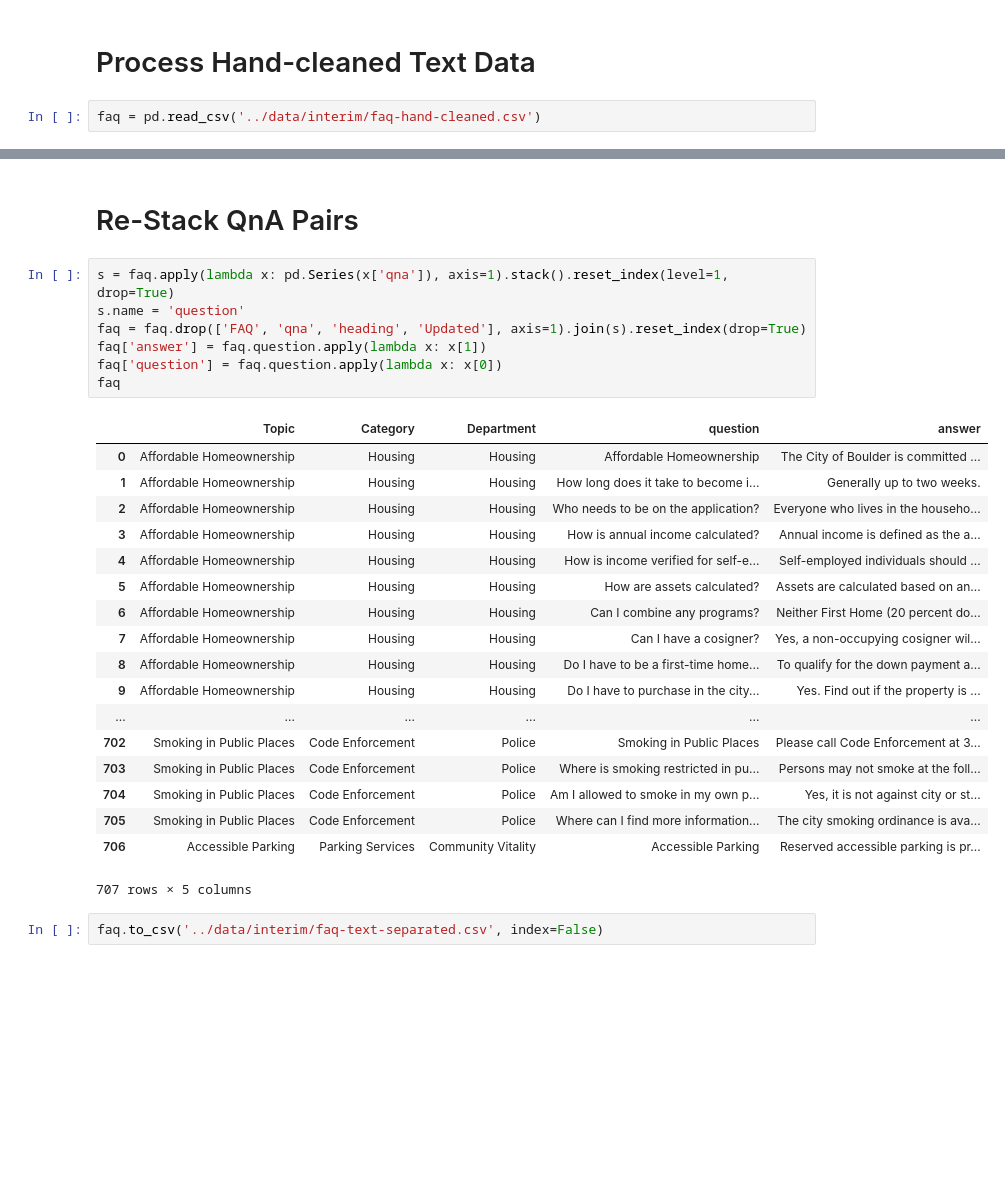
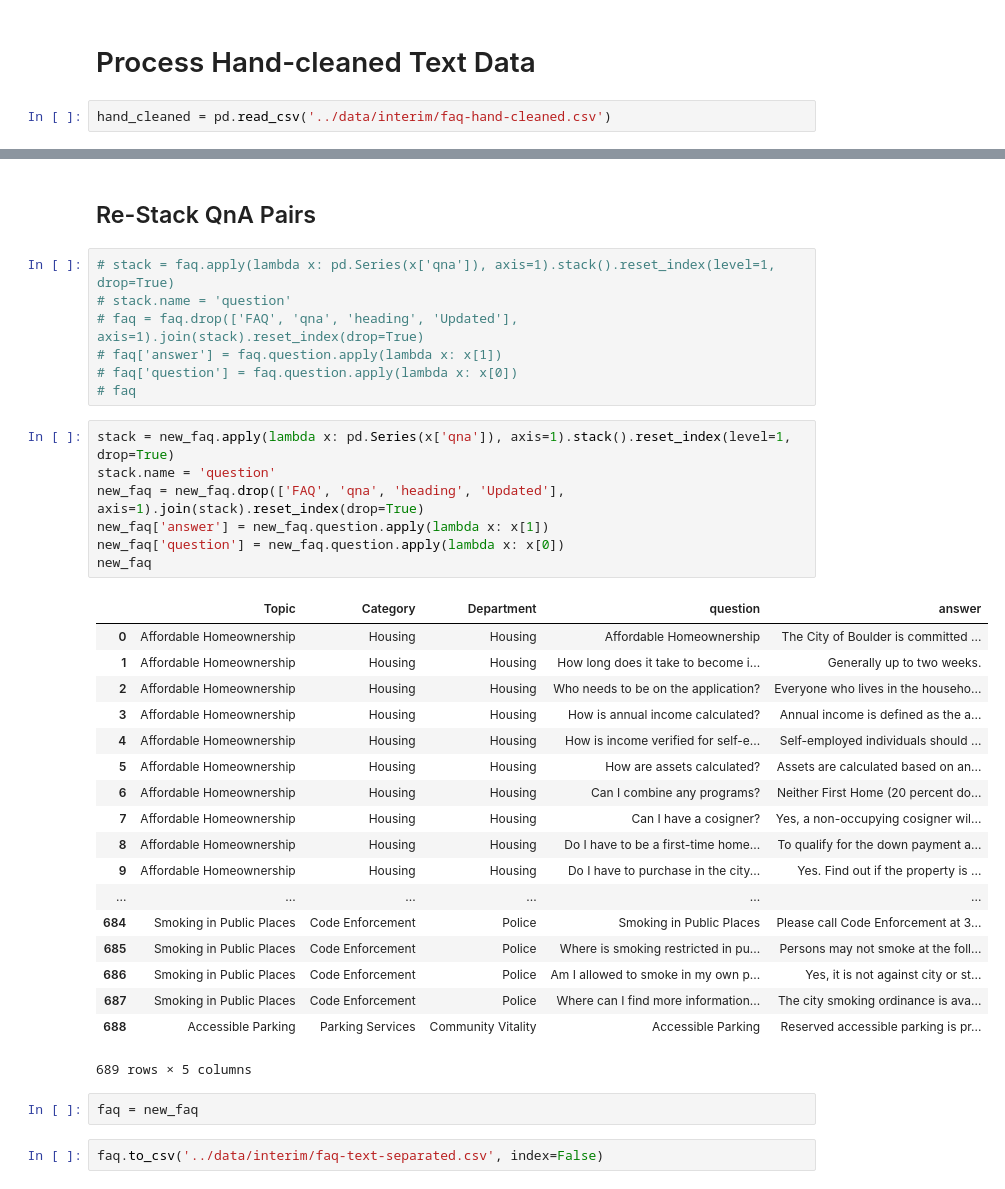
Before and after one commit to willtscott/inquire-boulder-chatbot, a Jupyter notebook: notebooks/faq-text-process.ipynb, the cells around one changed output, grey strips where cells are left out. Saved outputs shown, nothing was run; the diff lists cells and outputs as text; blank space fills up the shorter version.

Commit message:
Updated QnA separation and hand-cleaned data

```diff
--- a/notebooks/faq-text-process.ipynb
+++ b/notebooks/faq-text-process.ipynb
@@ -37,4 +37,4 @@ faq.to_csv('../data/interim/faq-text-preprocessed.csv', index=False)
 # %% [markdown]
 # Process Hand-cleaned Text Data
 # %%
-faq = pd.read_csv('../data/interim/faq-hand-cleaned.csv')
+hand_cleaned = pd.read_csv('../data/interim/faq-hand-cleaned.csv')
@@ -77,31 +135,40 @@ faq = process_text(faq)
 # %% [markdown]
-# Re-Stack QnA Pairs
+## Re-Stack QnA Pairs
 # %%
-s = faq.apply(lambda x: pd.Series(x['qna']), axis=1).stack().reset_index(level=1, drop=True)
-s.name = 'question'
-faq = faq.drop(['FAQ', 'qna', 'heading', 'Updated'], axis=1).join(s).reset_index(drop=True)
-faq['answer'] = faq.question.apply(lambda x: x[1])
-faq['question'] = faq.question.apply(lambda x: x[0])
-faq
+# stack = faq.apply(lambda x: pd.Series(x['qna']), axis=1).stack().reset_index(level=1, drop=True)
+# stack.name = 'question'
+# faq = faq.drop(['FAQ', 'qna', 'heading', 'Updated'], axis=1).join(stack).reset_index(drop=True)
+# faq['answer'] = faq.question.apply(lambda x: x[1])
+# faq['question'] = faq.question.apply(lambda x: x[0])
+# faq
-# %% [output]
-|  | Topic | Category | Department | question | answer |
-| 0 | Affordable Homeownership | Housing | Housing | Affordable Homeownership | The City of Boulder is committed ... |
-| 1 | Affordable Homeownership | Housing | Housing | How long does it take to become i... | Generally up to two weeks. |
-| 2 | Affordable Homeownership | Housing | Housing | Who needs to be on the application? | Everyone who lives in the househo... |
-| 3 | Affordable Homeownership | Housing | Housing | How is annual income calculated? | Annual income is defined as the a... |
-| 4 | Affordable Homeownership | Housing | Housing | How is income verified for self-e... | Self-employed individuals should ... |
-| 5 | Affordable Homeownership | Housing | Housing | How are assets calculated? | Assets are calculated based on an... |
-| 6 | Affordable Homeownership | Housing | Housing | Can I combine any programs? | Neither First Home (20 percent do... |
-| 7 | Affordable Homeownership | Housing | Housing | Can I have a cosigner? | Yes, a non-occupying cosigner wil... |
-| 8 | Affordable Homeownership | Housing | Housing | Do I have to be a first-time home... | To qualify for the down payment a... |
-| 9 | Affordable Homeownership | Housing | Housing | Do I have to purchase in the city... | Yes. Find out if the property is ... |
-| ... | ... | ... | ... | ... | ... |
-| 702 | Smoking in Public Places | Code Enforcement | Police | Smoking in Public Places | Please call Code Enforcement at 3... |
-| 703 | Smoking in Public Places | Code Enforcement | Police | Where is smoking restricted in pu... | Persons may not smoke at the foll... |
-| 704 | Smoking in Public Places | Code Enforcement | Police | Am I allowed to smoke in my own p... | Yes, it is not against city or st... |
-| 705 | Smoking in Public Places | Code Enforcement | Police | Where can I find more information... | The city smoking ordinance is ava... |
-| 706 | Accessible Parking | Parking Services | Community Vitality | Accessible Parking | Reserved accessible parking is pr... |
-707 rows × 5 columns
+# %%
+stack = new_faq.apply(lambda x: pd.Series(x['qna']), axis=1).stack().reset_index(level=1, drop=True)
+stack.name = 'question'
+new_faq = new_faq.drop(['FAQ', 'qna', 'heading', 'Updated'], axis=1).join(stack).reset_index(drop=True)
+new_faq['answer'] = new_faq.question.apply(lambda x: x[1])
+new_faq['question'] = new_faq.question.apply(lambda x: x[0])
+new_faq
+# %% [output]
+|  | Topic | Category | Department | question | answer |
+| 0 | Affordable Homeownership | Housing | Housing | Affordable Homeownership | The City of Boulder is committed ... |
+| 1 | Affordable Homeownership | Housing | Housing | How long does it take to become i... | Generally up to two weeks. |
+| 2 | Affordable Homeownership | Housing | Housing | Who needs to be on the application? | Everyone who lives in the househo... |
+| 3 | Affordable Homeownership | Housing | Housing | How is annual income calculated? | Annual income is defined as the a... |
+| 4 | Affordable Homeownership | Housing | Housing | How is income verified for self-e... | Self-employed individuals should ... |
+| 5 | Affordable Homeownership | Housing | Housing | How are assets calculated? | Assets are calculated based on an... |
+| 6 | Affordable Homeownership | Housing | Housing | Can I combine any programs? | Neither First Home (20 percent do... |
+| 7 | Affordable Homeownership | Housing | Housing | Can I have a cosigner? | Yes, a non-occupying cosigner wil... |
+| 8 | Affordable Homeownership | Housing | Housing | Do I have to be a first-time home... | To qualify for the down payment a... |
+| 9 | Affordable Homeownership | Housing | Housing | Do I have to purchase in the city... | Yes. Find out if the property is ... |
+| ... | ... | ... | ... | ... | ... |
+| 684 | Smoking in Public Places | Code Enforcement | Police | Smoking in Public Places | Please call Code Enforcement at 3... |
+| 685 | Smoking in Public Places | Code Enforcement | Police | Where is smoking restricted in pu... | Persons may not smoke at the foll... |
+| 686 | Smoking in Public Places | Code Enforcement | Police | Am I allowed to smoke in my own p... | Yes, it is not against city or st... |
+| 687 | Smoking in Public Places | Code Enforcement | Police | Where can I find more information... | The city smoking ordinance is ava... |
+| 688 | Accessible Parking | Parking Services | Community Vitality | Accessible Parking | Reserved accessible parking is pr... |
+689 rows × 5 columns
+# %%
+faq = new_faq
 # %%
 faq.to_csv('../data/interim/faq-text-separated.csv', index=False)
 # %% [markdown]
```
Also changed, not shown: parts of 7 cells of this notebook, 9 other files.
